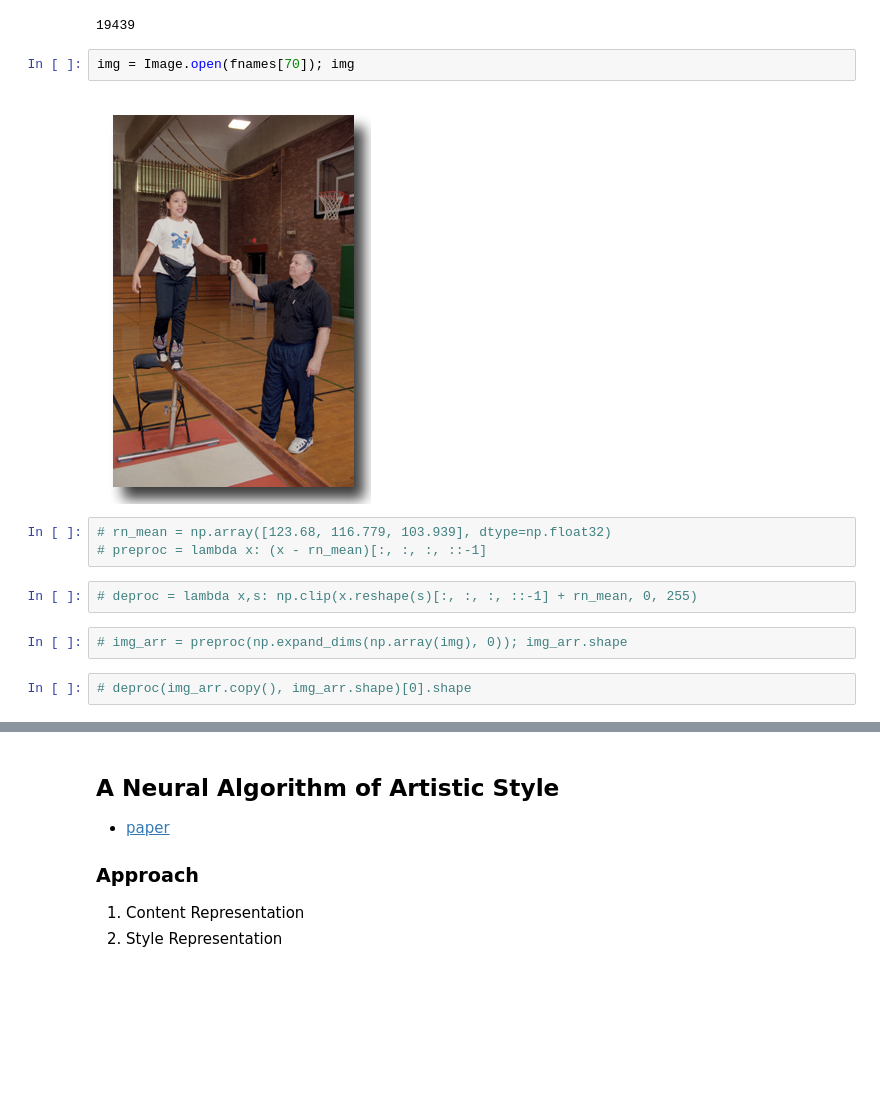
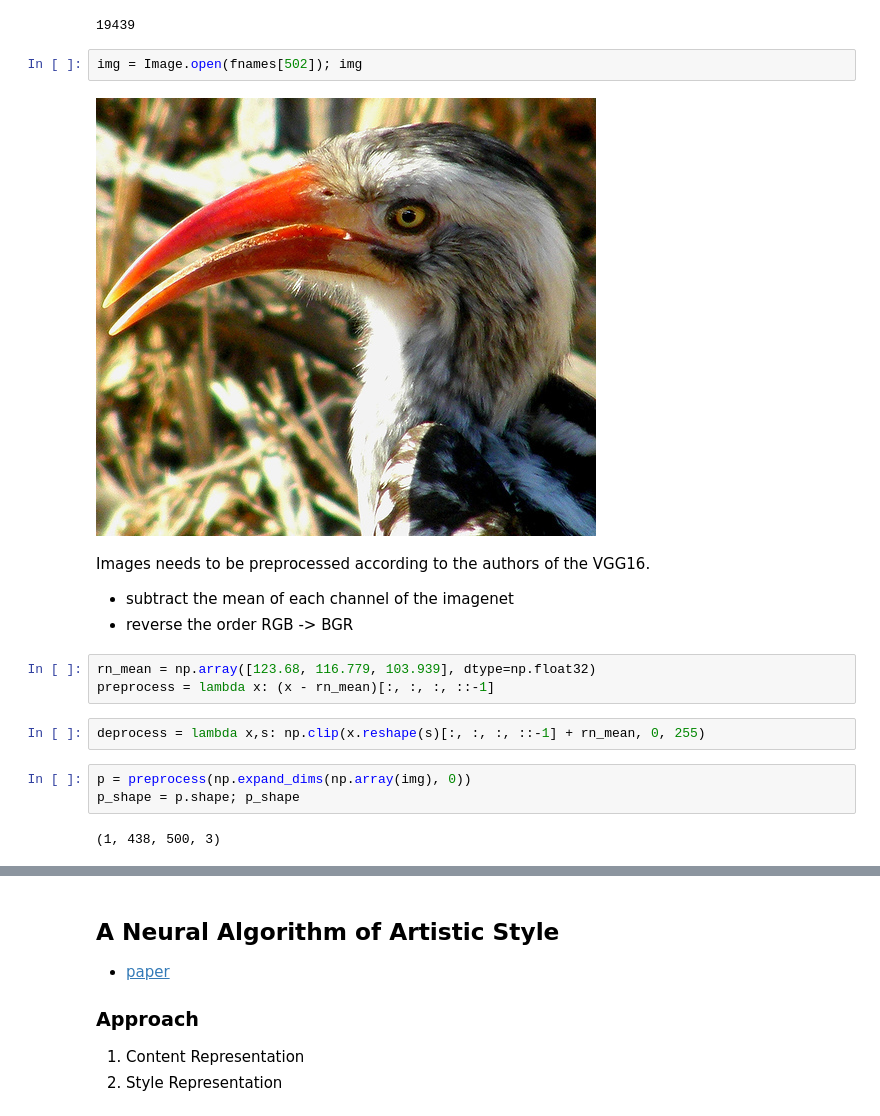
Before and after one commit to markdyousef/neural-style, a Jupyter notebook: ArtisticStyle.ipynb, the cells around one changed output, grey strips where cells are left out. Saved outputs shown, nothing was run; the diff lists cells and outputs as text; blank space fills up the shorter version.

```diff
--- a/ArtisticStyle.ipynb
+++ b/ArtisticStyle.ipynb
@@ -24,15 +24,20 @@ n = len(fnames); n
 # %% [output]
 19439
 # %%
-img = Image.open(fnames[70]); img
+img = Image.open(fnames[502]); img
 # %% [output]
-[figure, old version]
+[figure, new version]
+# %% [markdown]
+Images needs to be preprocessed according to the authors of the VGG16.
+* subtract the mean of each channel of the imagenet
+* reverse the order RGB -> BGR
 # %%
-# rn_mean = np.array([123.68, 116.779, 103.939], dtype=np.float32)
-# preproc = lambda x: (x - rn_mean)[:, :, :, ::-1]
+rn_mean = np.array([123.68, 116.779, 103.939], dtype=np.float32)
+preprocess = lambda x: (x - rn_mean)[:, :, :, ::-1]
 # %%
-# deproc = lambda x,s: np.clip(x.reshape(s)[:, :, :, ::-1] + rn_mean, 0, 255)
+deprocess = lambda x,s: np.clip(x.reshape(s)[:, :, :, ::-1] + rn_mean, 0, 255)
 # %%
-# img_arr = preproc(np.expand_dims(np.array(img), 0)); img_arr.shape
+p = preprocess(np.expand_dims(np.array(img), 0))
+p_shape = p.shape; p_shape
+# %% [output]
+(1, 438, 500, 3)
-# %%
-# deproc(img_arr.copy(), img_arr.shape)[0].shape
```
Also changed, not shown: parts of 20 cells of this notebook, 1 other file.
